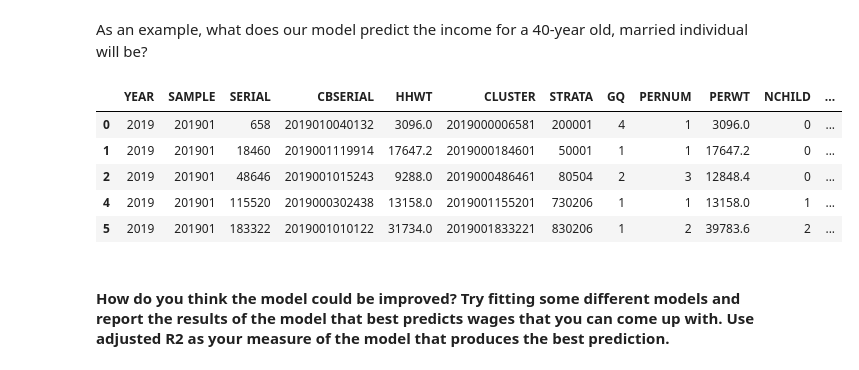
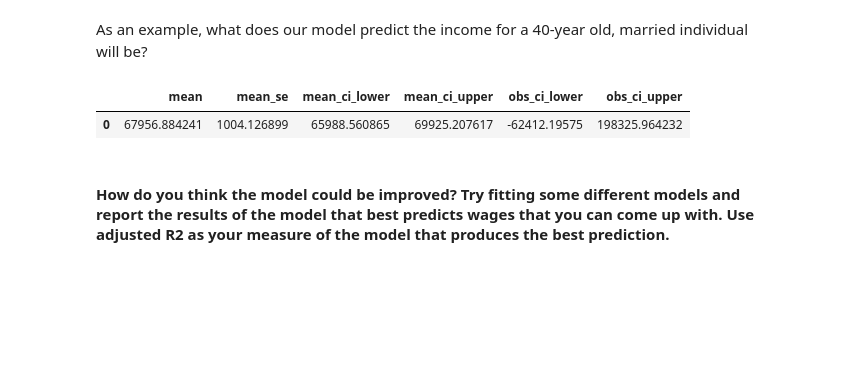
Before and after one commit to rjcampo/Machine-Learning, a Jupyter notebook: Week3_Lab/Lab_week3.ipynb, the cells around one changed output. Drawn from its saved outputs; the diff is of its cells as text; code cells hidden in the pictures; blank space fills up the shorter version.

```diff
--- a/Week3_Lab/Lab_week3.ipynb
+++ b/Week3_Lab/Lab_week3.ipynb
@@ -303,19 +313,13 @@ dat = acs_data.loc[
 # %%
 # Expectation for a 40-year-old married individual
 predictions = result.get_prediction(dat)
 
 predictions.summary_frame(alpha=0.05)[:1]
 # alpha : significance level for the confidence interval.
 # Fix alpha to 0.05 so that the confidence interval should have 95% coverage.
-
-acs_data.head()
 # %% [output]
-|  | YEAR | SAMPLE | SERIAL | CBSERIAL | HHWT | CLUSTER | STRATA | GQ | PERNUM | PERWT | NCHILD | ... |
-| 0 | 2019 | 201901 | 658 | 2019010040132 | 3096.0 | 2019000006581 | 200001 | 4 | 1 | 3096.0 | 0 | ... |
-| 1 | 2019 | 201901 | 18460 | 2019001119914 | 17647.2 | 2019000184601 | 50001 | 1 | 1 | 17647.2 | 0 | ... |
-| 2 | 2019 | 201901 | 48646 | 2019001015243 | 9288.0 | 2019000486461 | 80504 | 2 | 3 | 12848.4 | 0 | ... |
-| 4 | 2019 | 201901 | 115520 | 2019000302438 | 13158.0 | 2019001155201 | 730206 | 1 | 1 | 13158.0 | 1 | ... |
-| 5 | 2019 | 201901 | 183322 | 2019001010122 | 31734.0 | 2019001833221 | 830206 | 1 | 2 | 39783.6 | 2 | ... |
+|  | mean | mean_se | mean_ci_lower | mean_ci_upper | obs_ci_lower | obs_ci_upper |
+| 0 | 67956.884241 | 1004.126899 | 65988.560865 | 69925.207617 | -62412.19575 | 198325.964232 |
 # %% [markdown]
 #### How do you think the model could be improved? Try fitting some different models and report the results of the model that best predicts wages that you can come up with. Use adjusted R2 as your measure of the model that produces the best prediction.
 # %%
```
Also changed, not shown: parts of 4 cells of this notebook, 2 other files.
